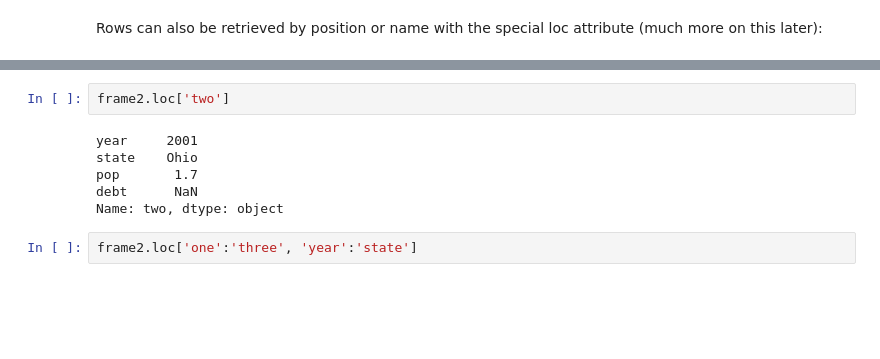
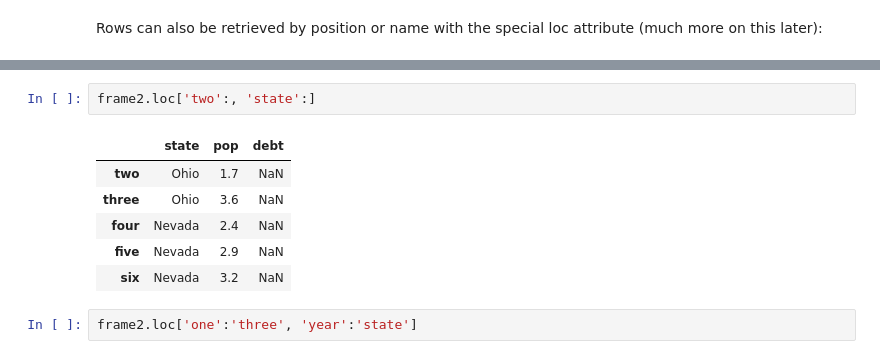
Before and after one commit to ahammadnafiz/Machine-Learning-From-Scratch, a Jupyter notebook: Pandas From Scratch/Getting Started with pandas.ipynb, the cells around one changed output, grey strips where cells are left out. Saved outputs shown, nothing was run; the diff lists cells and outputs as text; blank space fills up the shorter version.

```diff
--- a/Pandas From Scratch/Getting Started with pandas.ipynb
+++ b/Pandas From Scratch/Getting Started with pandas.ipynb
@@ -207,11 +277,12 @@ more on this later):
 # %%
-frame2.loc['two']
+frame2.loc['two':, 'state':]
 # %% [output]
-year     2001
-state    Ohio
-pop       1.7
-debt      NaN
-Name: two, dtype: object
+|  | state | pop | debt |
+| two | Ohio | 1.7 | NaN |
+| three | Ohio | 3.6 | NaN |
+| four | Nevada | 2.4 | NaN |
+| five | Nevada | 2.9 | NaN |
+| six | Nevada | 3.2 | NaN |
 # %%
 frame2.loc['one':'three', 'year':'state']
 # %% [output]
```
Also changed, not shown: parts of 21 cells of this notebook, 3 other files.
